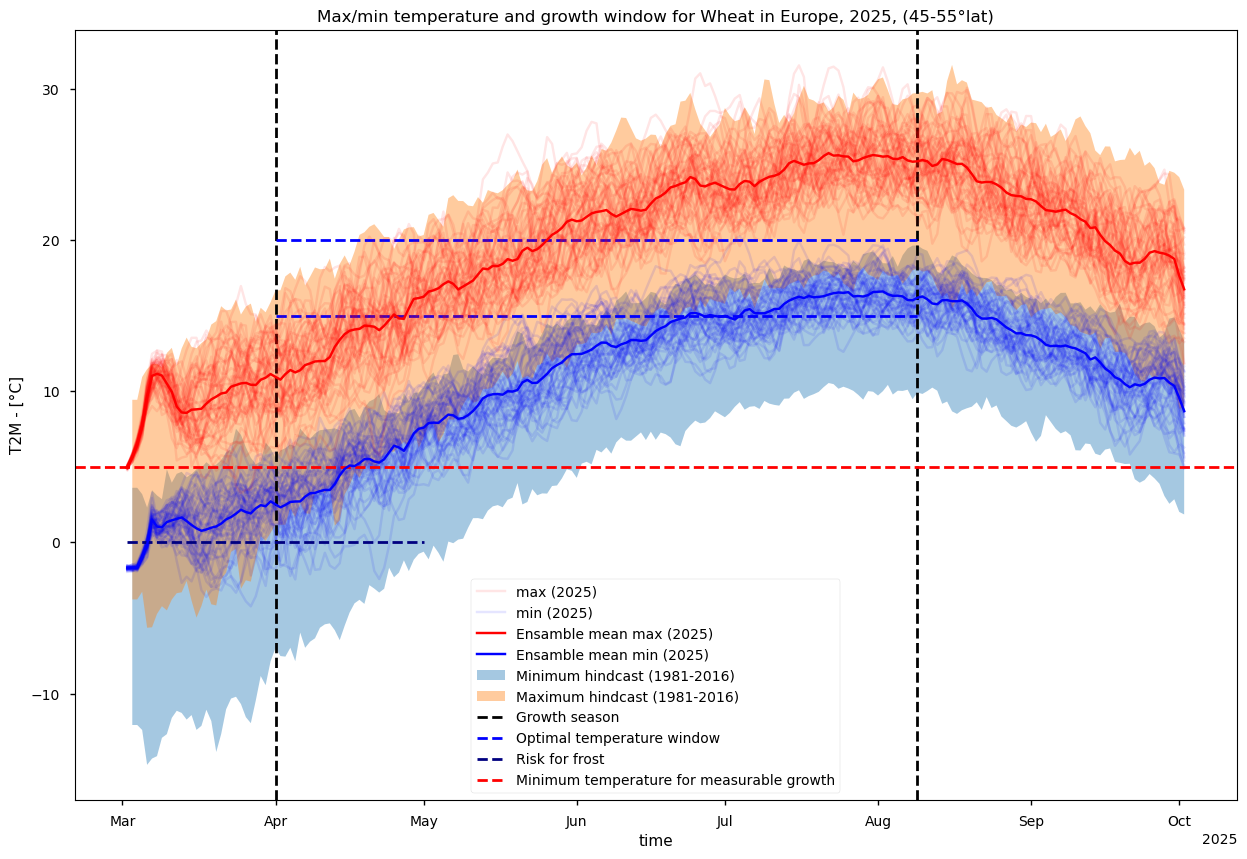
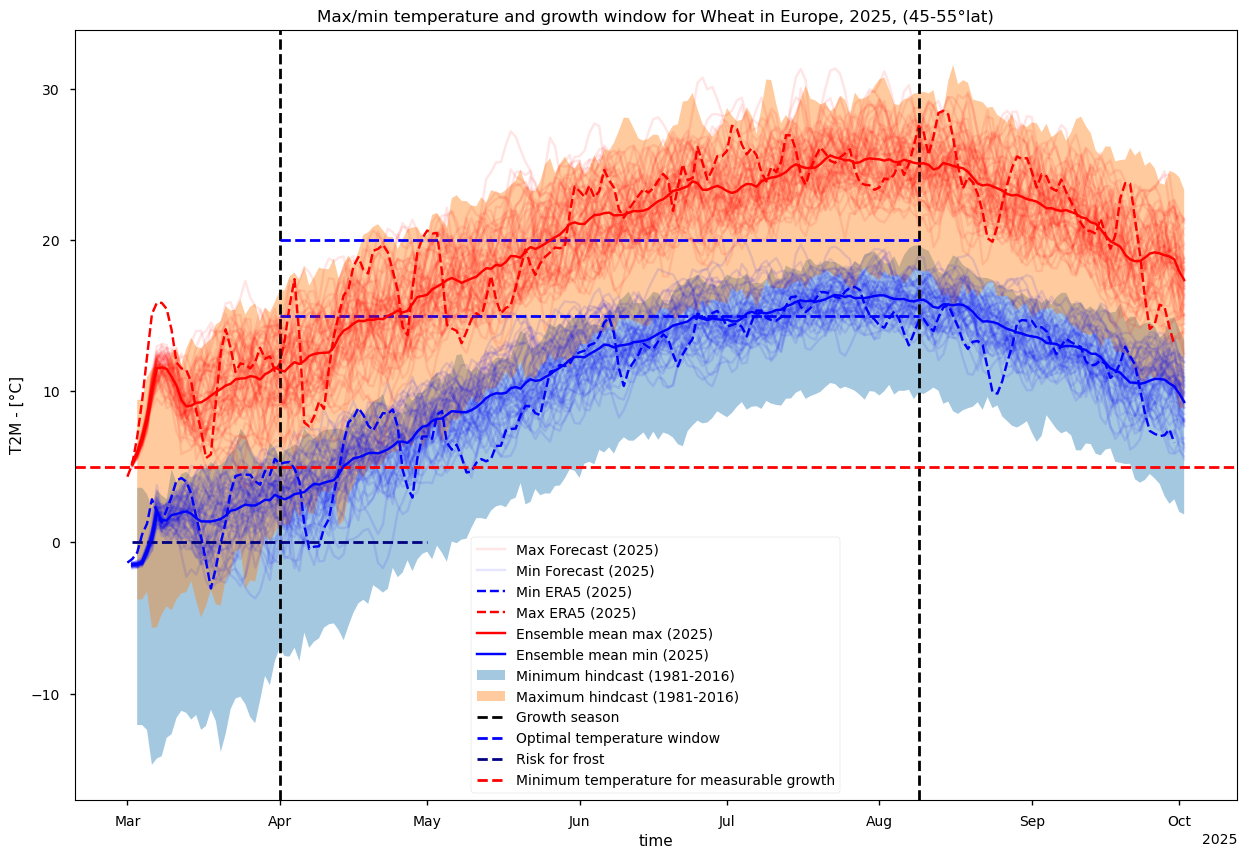
Unified diff of the notebook cell whose output changed from the first chart to the second:
--- before
+++ after
@@ -4,8 +4,10 @@
 end_month = start_month + growth_time
 
-area_mean_max.plot.line(hue="realization", c="r", alpha=0.1, label="max (2025)",zorder=3)
-area_mean_min.plot.line(hue="realization", c="b", alpha=0.1, label="min (2025)",zorder=2)
-area_mean_max.mean(dim="realization").plot.line(c="r",label="Ensamble mean max (2025)",zorder=4)
-area_mean_min.mean(dim="realization").plot.line(c="b",label="Ensamble mean min (2025)",zorder=4)
+area_mean_max.plot.line(hue="realization", c="r", alpha=0.1, label="Max Forecast (2025)",zorder=3)
+area_mean_min.plot.line(hue="realization", c="b", alpha=0.1, label="Min Forecast (2025)",zorder=2)
+observations.t2m_min.plot(c="b", linestyle='--', alpha=1, label="Min ERA5 (2025)")
+observations.t2m_max.plot(c="r", linestyle='--', alpha=1, label="Max ERA5 (2025)")
+area_mean_max.mean(dim="realization").plot.line(c="r",label="Ensemble mean max (2025)",zorder=4)
+area_mean_min.mean(dim="realization").plot.line(c="b",label="Ensemble mean min (2025)",zorder=4)
 ax = plt.gca()
 ax.fill_between(area_mean_max.time[1:], hindcast_min_min, hindcast_min_max,zorder=1, alpha=.4, label="Minimum hindcast (1981-2016)")

Commit: update nb